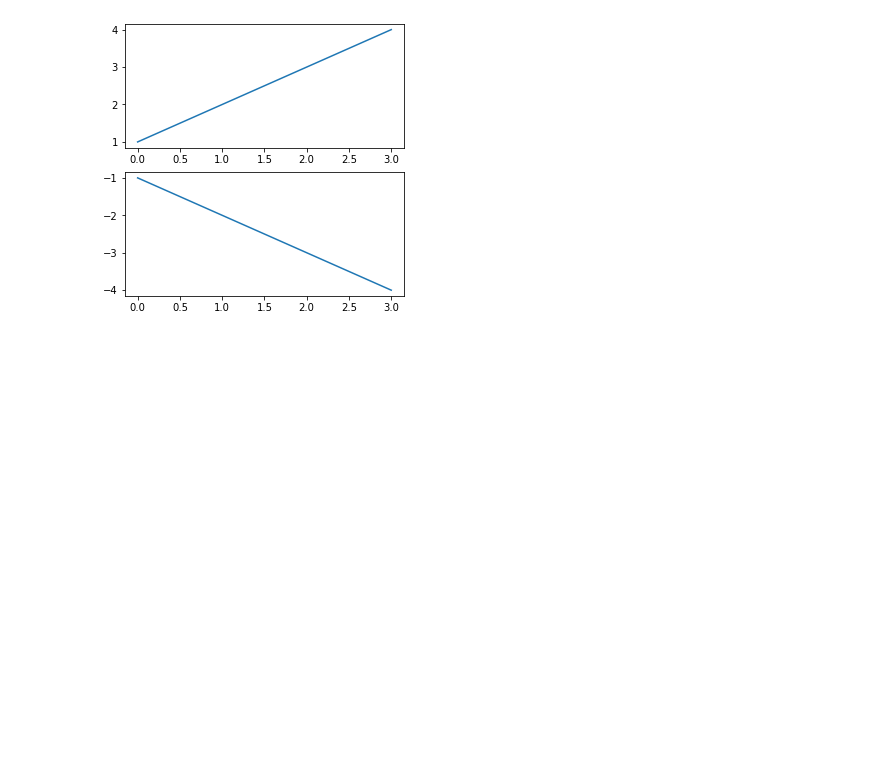
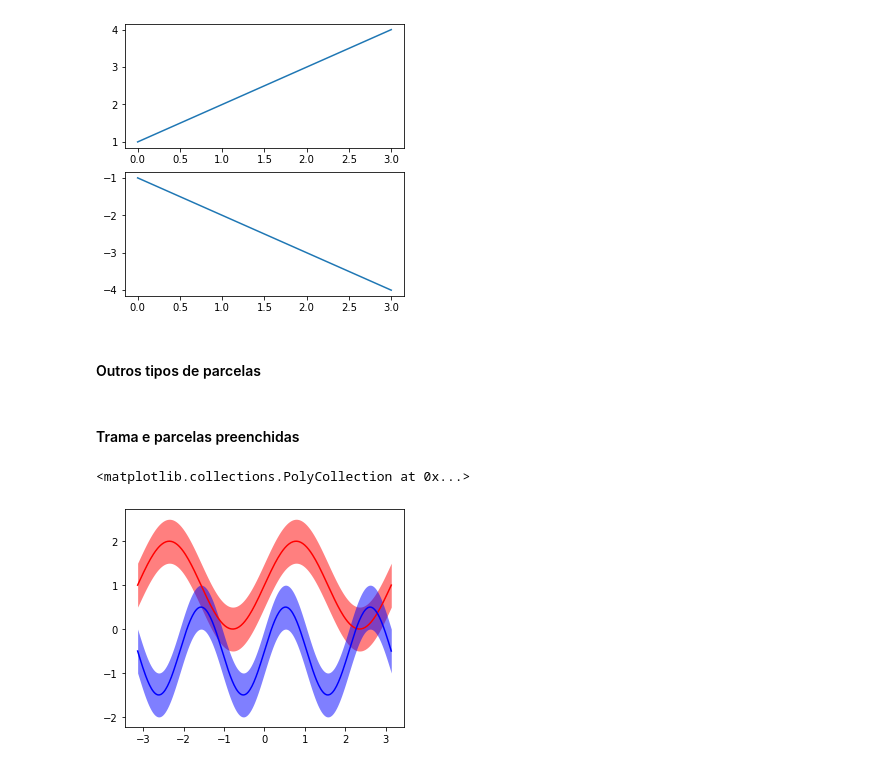
Before and after one commit to VF-Ferrari/Python, a Jupyter notebook: Aula 3 - Matplotlib.ipynb, the cells around one changed output. Drawn from its saved outputs; the diff is of its cells as text; code cells hidden in the pictures; blank space fills up the shorter version.

```diff
--- a/Aula 3 - Matplotlib.ipynb
+++ b/Aula 3 - Matplotlib.ipynb
@@ -208,3 +205,5 @@ plt.plot([-1,-2,-3,-4])
 # %% [output]
 [<matplotlib.lines.Line2D at 0x...>]
 [figure]
+# %% [markdown]
+#### Outros tipos de parcelas
@@ -210,0 +213,20 @@ plt.plot([-1,-2,-3,-4])
+# %%
+n = 256
+X = np.linspace(-np.pi, np.pi, n, endpoint=True)
+Y = np.sin(2 * X)
+Y2 = np.sin(3 * X)
+# %% [markdown]
+
+#### Trama e parcelas preenchidas
+# %%
+f, ax = plt.subplots(figsize=(5,4))
+ax.plot(X,Y+1,color='red')
+ax.fill_between(X,Y+1,Y+1.5,color='red',alpha=0.5,linewidth=0)
+ax.fill_between(X,Y+1,Y+0.5,color='red',alpha=0.5,linewidth=0)
+
+ax.plot(X,Y2-0.5,color='blue')
+ax.fill_between(X,Y2-0.5,Y2+0,color='blue',alpha=0.5,linewidth=0)
+ax.fill_between(X,Y2-0.5,Y2-1,color='blue',alpha=0.5,linewidth=0)
+# %% [output]
+<matplotlib.collections.PolyCollection at 0x...>
+[figure, added]
```
Also changed, not shown: parts of 24 cells of this notebook, 2 other files.
